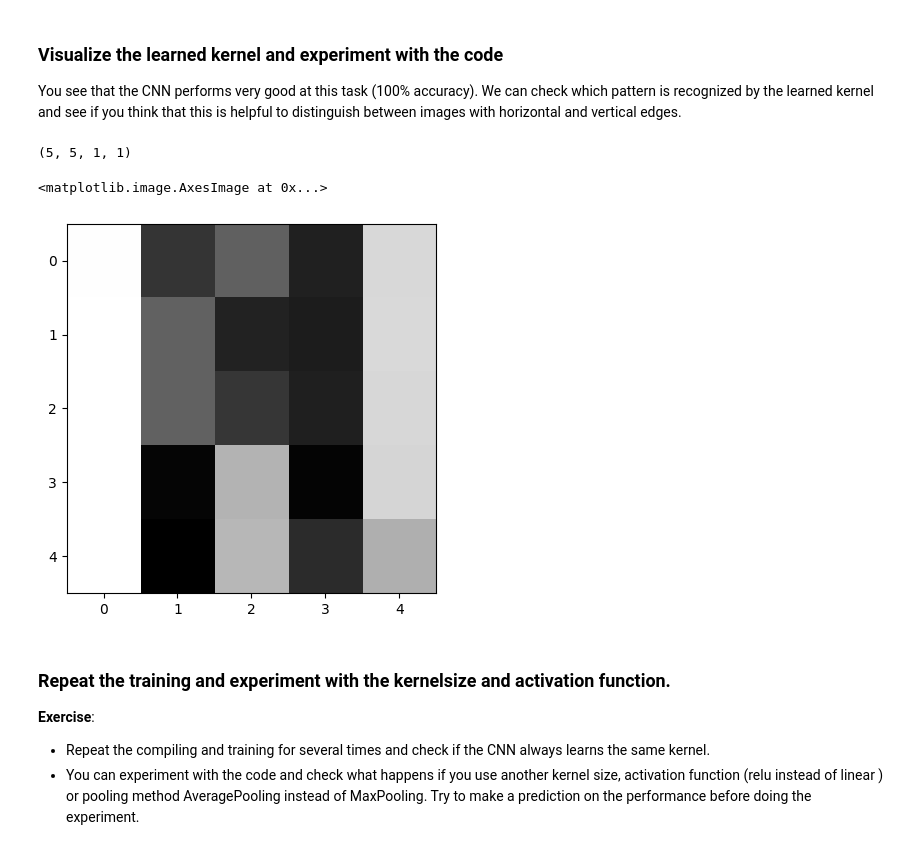
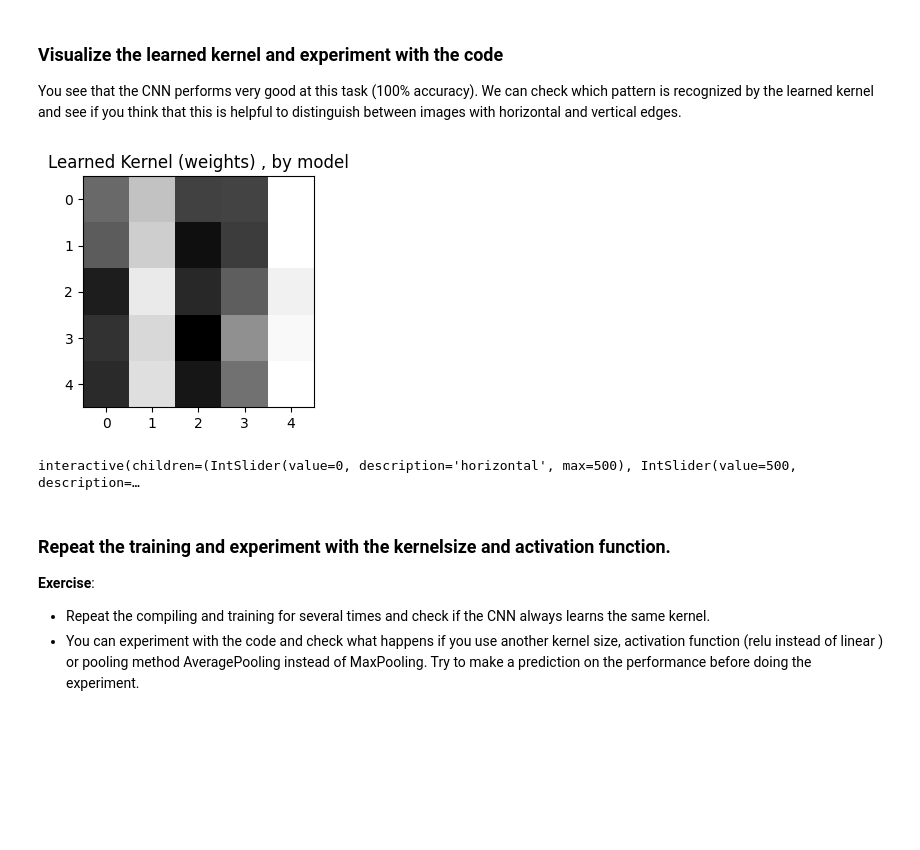
Before and after one commit to tensorchiefs/dl_course_2024, a Jupyter notebook: notebooks/05_cnn_edge_lover_sol.ipynb, the cells around one changed output. Drawn from its saved outputs; the diff is of its cells as text; code cells hidden in the pictures; blank space fills up the shorter version.

Commit message:
slider, inspect convolution

```diff
--- a/notebooks/05_cnn_edge_lover_sol.ipynb
+++ b/notebooks/05_cnn_edge_lover_sol.ipynb
@@ -199,16 +199,49 @@ plt.legend(['train', 'valid'], loc='upper right')
 ### Visualize the learned kernel and experiment with the code
 
 You see that the CNN performs very good at this task (100% accuracy). We can check which pattern is recognized by the learned kernel and see if you think that this is helpful to distinguish between images with horizontal and vertical edges.
-# %%
-# get the leared weights and display them as image
-conv_filter=model.get_weights()[0]
-print(conv_filter.shape)
-conv_filter=np.squeeze(conv_filter, axis=2)
-plt.imshow(conv_filter[:,:,0],"gray")
-# %% [output]
-(5, 5, 1, 1)
-<matplotlib.image.AxesImage at 0x...>
-[figure, removed]
+# %%
+import scipy.signal
+from skimage.measure import block_reduce  # For max pooling
+import ipywidgets as widgets
+
+# Plotting
+plt.figure(figsize=(10, 3))
+conv_filter=np.squeeze(model.get_weights()[0], axis=2)
+plt.imshow(conv_filter[:,:,0],"gray"),plt.title('Learned Kernel (weights) , by model'),plt.show();
+
+def scale_convolution_map(conv_map, min_val=-3, max_val=3):
+    clipped_conv_map = np.clip(conv_map, min_val, max_val)
+    scaled_conv_map = (clipped_conv_map - min_val) / (max_val - min_val)
+    return scaled_conv_map
+
+def plot_conv(img):
+  convolved_image = scipy.signal.convolve2d(img.squeeze(), conv_filter.squeeze(), mode='same')
+  scaled_conv_image = scale_convolution_map(convolved_image+model.get_weights()[1])
+  max_pooled_image = block_reduce(convolved_image+model.get_weights()[1], block_size=(50, 50), func=np.max)
+  scaled_max_pooled_image = scale_convolution_map(max_pooled_image)
+  plt.figure(figsize=(10, 3))
+  plt.subplot(1, 4, 1), plt.imshow(img,"gray", vmin=0, vmax=1),plt.title('Original Image')
+  plt.subplot(1, 4, 2),plt.imshow(scaled_conv_image,"gray", vmin=0, vmax=1),plt.title('Convolved Image')
+  plt.subplot(1, 4, 3)
+  plt.imshow(scaled_max_pooled_image, "gray",vmin=0, vmax=1),plt.title(f'Max Pooled (just 1 value here)  = {max_pooled_image[0][0]:.2f} ',fontsize=8)
+  plt.xticks([]),plt.yticks([])
+  plt.subplot(1, 4, 4)
+  pred=model.predict(img.reshape(1, 50, 50, 1),verbose=0)
+  plt.text(0.5, 0.6, f'Predicted proba vertical:  {pred[0][0]:.4f}')
+  plt.text(0.5, 0.4, f'Predicted proba horizontal: {pred[0][1]:.4f}')
+  plt.axis('off'),plt.show();
+
+def inspect_preds(horizontal,vertical):
+  plot_conv(X_val[horizontal,:,:,0])
+  plot_conv(X_val[vertical,:,:,0])
+
+
+horizontal_slider = widgets.IntSlider(min=0, max=num_images_val//2, step=1, value=0, description='horizontal')
+vertical_slider = widgets.IntSlider(min=num_images_val//2, max=num_images_val-1, step=1, value=0, description='vertical')
+widgets.interact(inspect_preds, horizontal=horizontal_slider, vertical=vertical_slider);
+# %% [output]
+[figure, added]
+interactive(children=(IntSlider(value=0, description='horizontal', max=500), IntSlider(value=500, description=…
 # %% [markdown]
 ### Repeat the training and experiment with the kernelsize and activation function.
 
```
Also changed, not shown: parts of 5 cells of this notebook.
